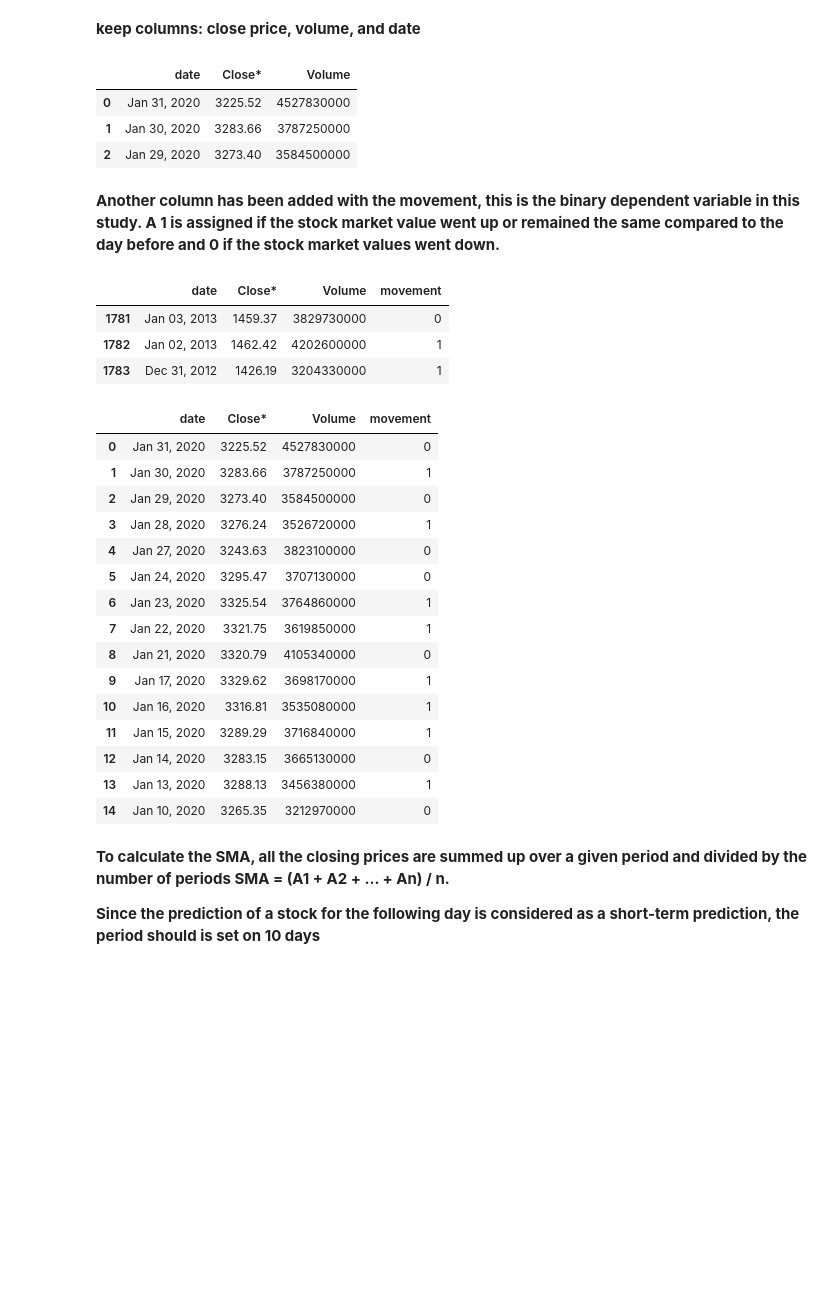
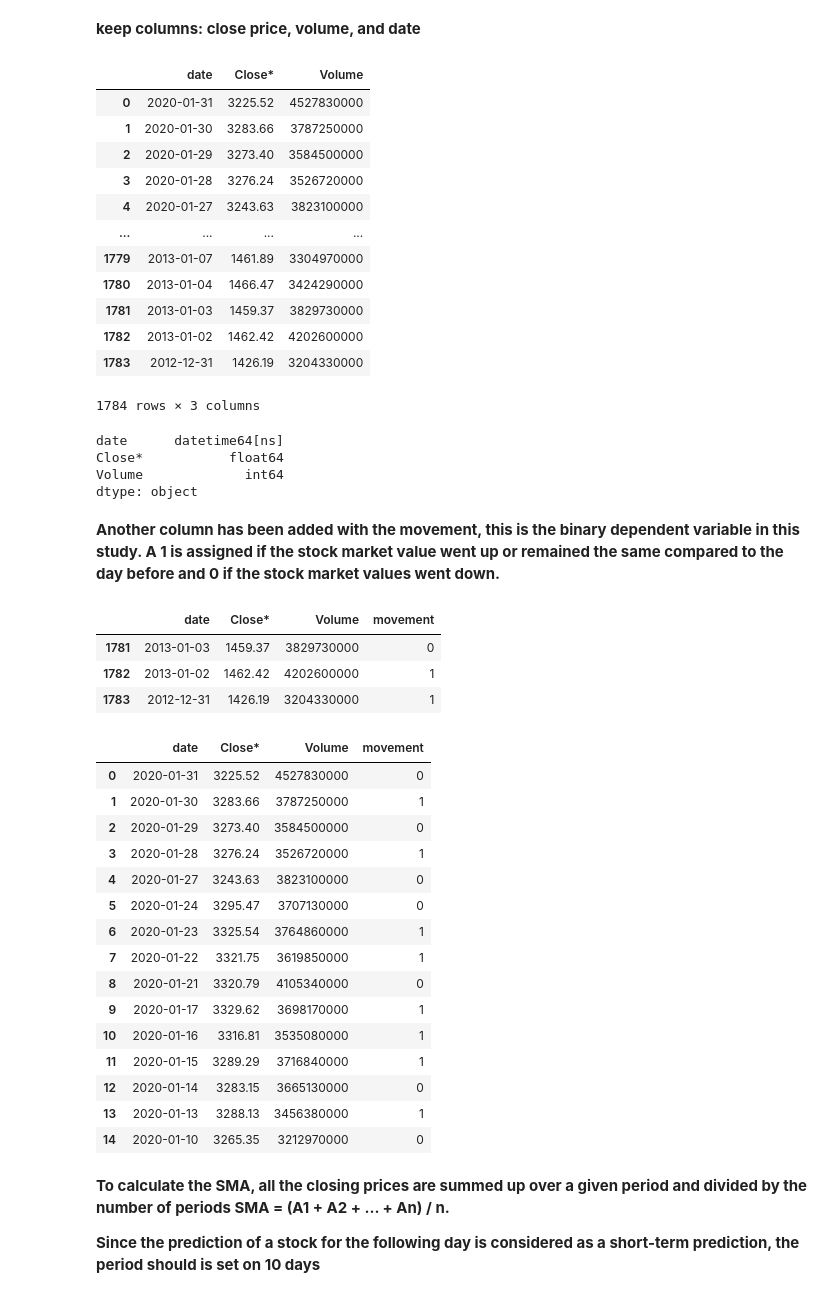
Before and after one commit to KONIANKO/SandP_stock_price_movement_prediction, a Jupyter notebook: src/stock_market_prediction.ipynb, the cells around one changed output. Cells and saved outputs as stored; diff of their text form; code cells hidden in the pictures; blank space fills up the shorter version.

```diff
--- a/src/stock_market_prediction.ipynb
+++ b/src/stock_market_prediction.ipynb
@@ -175,13 +196,30 @@ fields = ['Date', 'Close*', 'Volume']
 
 sandp_df = pd.read_excel('../data/YahooFinancials package.xls', usecols=fields)
 sandp_df.rename(columns = {'Date':'date'}, inplace = True)
+sandp_df['date'] = sandp_df['date'].astype('datetime64[ns]')
 # %%
-sandp_df.head(3)
+sandp_df
 # %% [output]
 |  | date | Close* | Volume |
-| 0 | Jan 31, 2020 | 3225.52 | 4527830000 |
-| 1 | Jan 30, 2020 | 3283.66 | 3787250000 |
-| 2 | Jan 29, 2020 | 3273.40 | 3584500000 |
+| 0 | 2020-01-31 | 3225.52 | 4527830000 |
+| 1 | 2020-01-30 | 3283.66 | 3787250000 |
+| 2 | 2020-01-29 | 3273.40 | 3584500000 |
+| 3 | 2020-01-28 | 3276.24 | 3526720000 |
+| 4 | 2020-01-27 | 3243.63 | 3823100000 |
+| ... | ... | ... | ... |
+| 1779 | 2013-01-07 | 1461.89 | 3304970000 |
+| 1780 | 2013-01-04 | 1466.47 | 3424290000 |
+| 1781 | 2013-01-03 | 1459.37 | 3829730000 |
+| 1782 | 2013-01-02 | 1462.42 | 4202600000 |
+| 1783 | 2012-12-31 | 1426.19 | 3204330000 |
+1784 rows × 3 columns
+# %%
+sandp_df.dtypes
+# %% [output]
+date      datetime64[ns]
+Close*           float64
+Volume             int64
+dtype: object
 # %% [markdown]
 **Another column has been added with the movement, this is the binary dependent variable in this study. A 1 is assigned if the stock market value went up or remained the same compared to the day before and 0 if the stock market values went down.**
 # %%
@@ -204,28 +242,28 @@ sandp_df = calculate_movement(sandp_df)
 sandp_df.tail(3)
 # %% [output]
 |  | date | Close* | Volume | movement |
-| 1781 | Jan 03, 2013 | 1459.37 | 3829730000 | 0 |
-| 1782 | Jan 02, 2013 | 1462.42 | 4202600000 | 1 |
-| 1783 | Dec 31, 2012 | 1426.19 | 3204330000 | 1 |
+| 1781 | 2013-01-03 | 1459.37 | 3829730000 | 0 |
+| 1782 | 2013-01-02 | 1462.42 | 4202600000 | 1 |
+| 1783 | 2012-12-31 | 1426.19 | 3204330000 | 1 |
 # %%
 sandp_df.head(15)
 # %% [output]
 |  | date | Close* | Volume | movement |
-| 0 | Jan 31, 2020 | 3225.52 | 4527830000 | 0 |
-| 1 | Jan 30, 2020 | 3283.66 | 3787250000 | 1 |
-| 2 | Jan 29, 2020 | 3273.40 | 3584500000 | 0 |
-| 3 | Jan 28, 2020 | 3276.24 | 3526720000 | 1 |
-| 4 | Jan 27, 2020 | 3243.63 | 3823100000 | 0 |
-| 5 | Jan 24, 2020 | 3295.47 | 3707130000 | 0 |
-| 6 | Jan 23, 2020 | 3325.54 | 3764860000 | 1 |
-| 7 | Jan 22, 2020 | 3321.75 | 3619850000 | 1 |
-| 8 | Jan 21, 2020 | 3320.79 | 4105340000 | 0 |
-| 9 | Jan 17, 2020 | 3329.62 | 3698170000 | 1 |
-| 10 | Jan 16, 2020 | 3316.81 | 3535080000 | 1 |
-| 11 | Jan 15, 2020 | 3289.29 | 3716840000 | 1 |
-| 12 | Jan 14, 2020 | 3283.15 | 3665130000 | 0 |
-| 13 | Jan 13, 2020 | 3288.13 | 3456380000 | 1 |
-| 14 | Jan 10, 2020 | 3265.35 | 3212970000 | 0 |
+| 0 | 2020-01-31 | 3225.52 | 4527830000 | 0 |
+| 1 | 2020-01-30 | 3283.66 | 3787250000 | 1 |
+| 2 | 2020-01-29 | 3273.40 | 3584500000 | 0 |
+| 3 | 2020-01-28 | 3276.24 | 3526720000 | 1 |
+| 4 | 2020-01-27 | 3243.63 | 3823100000 | 0 |
+| 5 | 2020-01-24 | 3295.47 | 3707130000 | 0 |
+| 6 | 2020-01-23 | 3325.54 | 3764860000 | 1 |
+| 7 | 2020-01-22 | 3321.75 | 3619850000 | 1 |
+| 8 | 2020-01-21 | 3320.79 | 4105340000 | 0 |
+| 9 | 2020-01-17 | 3329.62 | 3698170000 | 1 |
+| 10 | 2020-01-16 | 3316.81 | 3535080000 | 1 |
+| 11 | 2020-01-15 | 3289.29 | 3716840000 | 1 |
+| 12 | 2020-01-14 | 3283.15 | 3665130000 | 0 |
+| 13 | 2020-01-13 | 3288.13 | 3456380000 | 1 |
+| 14 | 2020-01-10 | 3265.35 | 3212970000 | 0 |
 # %% [markdown]
 **To calculate the SMA, all the closing prices are summed up over a given period and divided by the number of periods SMA = (A1 + A2 + ... + An) / n.**
 
```
Also changed, not shown: parts of 58 cells of this notebook.
